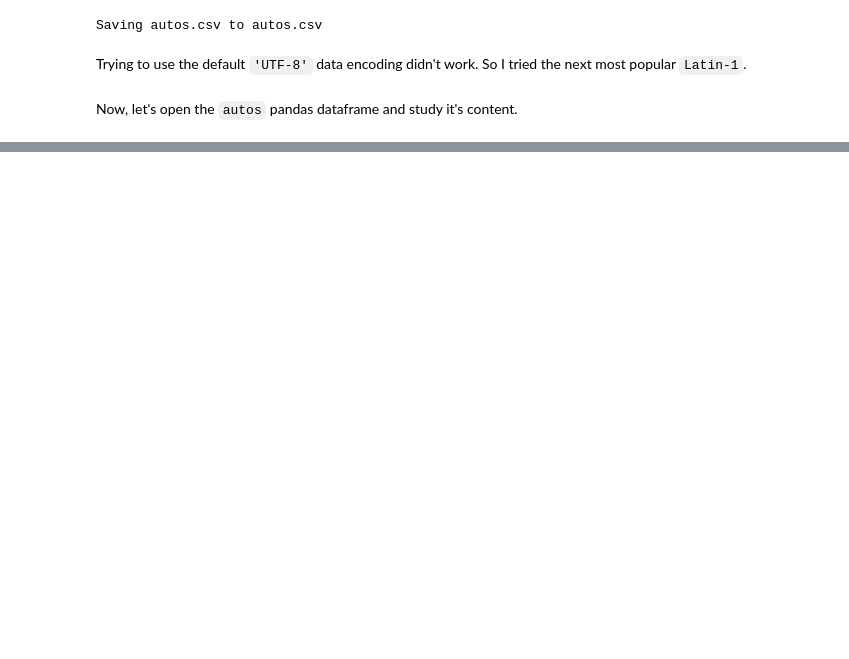
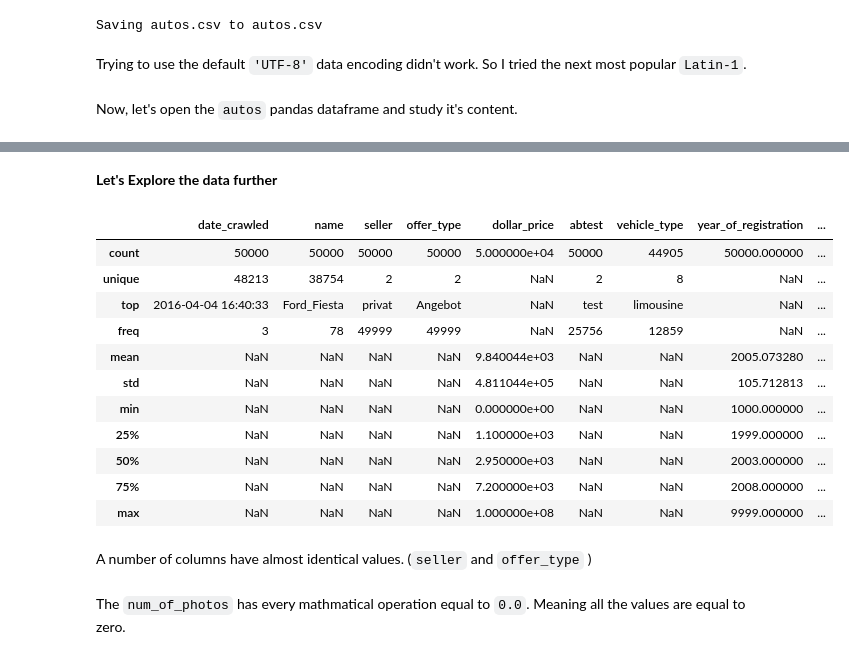
Before and after one commit to Th3nn3ss/Exploring_Ebay_Car_Sale_Dataset, a Jupyter notebook: Basics.ipynb, the cells around one changed output, grey strips where cells are left out. Cells and saved outputs as stored; diff of their text form; code cells hidden in the pictures; blank space fills up the shorter version.

```diff
--- a/Basics.ipynb
+++ b/Basics.ipynb
@@ -71,0 +192,3 @@ autos
+# %%
+#Next we convert the object type to integer
+autos['price'] = autos['price'].astype(int)
@@ -71,0 +199,2 @@ autos
+# %%
+autos.rename({'price': 'dollar_price'}, axis= 1, inplace=True) #to rename the price column to reflect the currency.
@@ -71,0 +216,5 @@ autos
+# %%
+#we repeat the same process for the odometer column
+autos['odometer'] = (autos['odometer'].str.replace('km', '').str.replace(',', '').astype(int))
+# %%
+autos.rename({'odometer': 'odometer_km'}, axis= 1, inplace= True)
@@ -71,0 +236,21 @@ autos
+# %% [markdown]
+**Let's Explore the data further**
+# %%
+autos.describe(include= 'all')
+# %% [output]
+|  | date_crawled | name | seller | offer_type | dollar_price | abtest | vehicle_type | year_of_registration | ... |
+| count | 50000 | 50000 | 50000 | 50000 | 5.000000e+04 | 50000 | 44905 | 50000.000000 | ... |
+| unique | 48213 | 38754 | 2 | 2 | NaN | 2 | 8 | NaN | ... |
+| top | 2016-04-04 16:40:33 | Ford_Fiesta | privat | Angebot | NaN | test | limousine | NaN | ... |
+| freq | 3 | 78 | 49999 | 49999 | NaN | 25756 | 12859 | NaN | ... |
+| mean | NaN | NaN | NaN | NaN | 9.840044e+03 | NaN | NaN | 2005.073280 | ... |
+| std | NaN | NaN | NaN | NaN | 4.811044e+05 | NaN | NaN | 105.712813 | ... |
+| min | NaN | NaN | NaN | NaN | 0.000000e+00 | NaN | NaN | 1000.000000 | ... |
+| 25% | NaN | NaN | NaN | NaN | 1.100000e+03 | NaN | NaN | 1999.000000 | ... |
+| 50% | NaN | NaN | NaN | NaN | 2.950000e+03 | NaN | NaN | 2003.000000 | ... |
+| 75% | NaN | NaN | NaN | NaN | 7.200000e+03 | NaN | NaN | 2008.000000 | ... |
+| max | NaN | NaN | NaN | NaN | 1.000000e+08 | NaN | NaN | 9999.000000 | ... |
+# %% [markdown]
+A number of columns have almost identical values. (`seller` and `offer_type` )
+# %% [markdown]
+The `num_of_photos` has every mathmatical operation equal to `0.0`. Meaning all the values are equal to zero.
```
Also changed, not shown: parts of 27 cells of this notebook.
